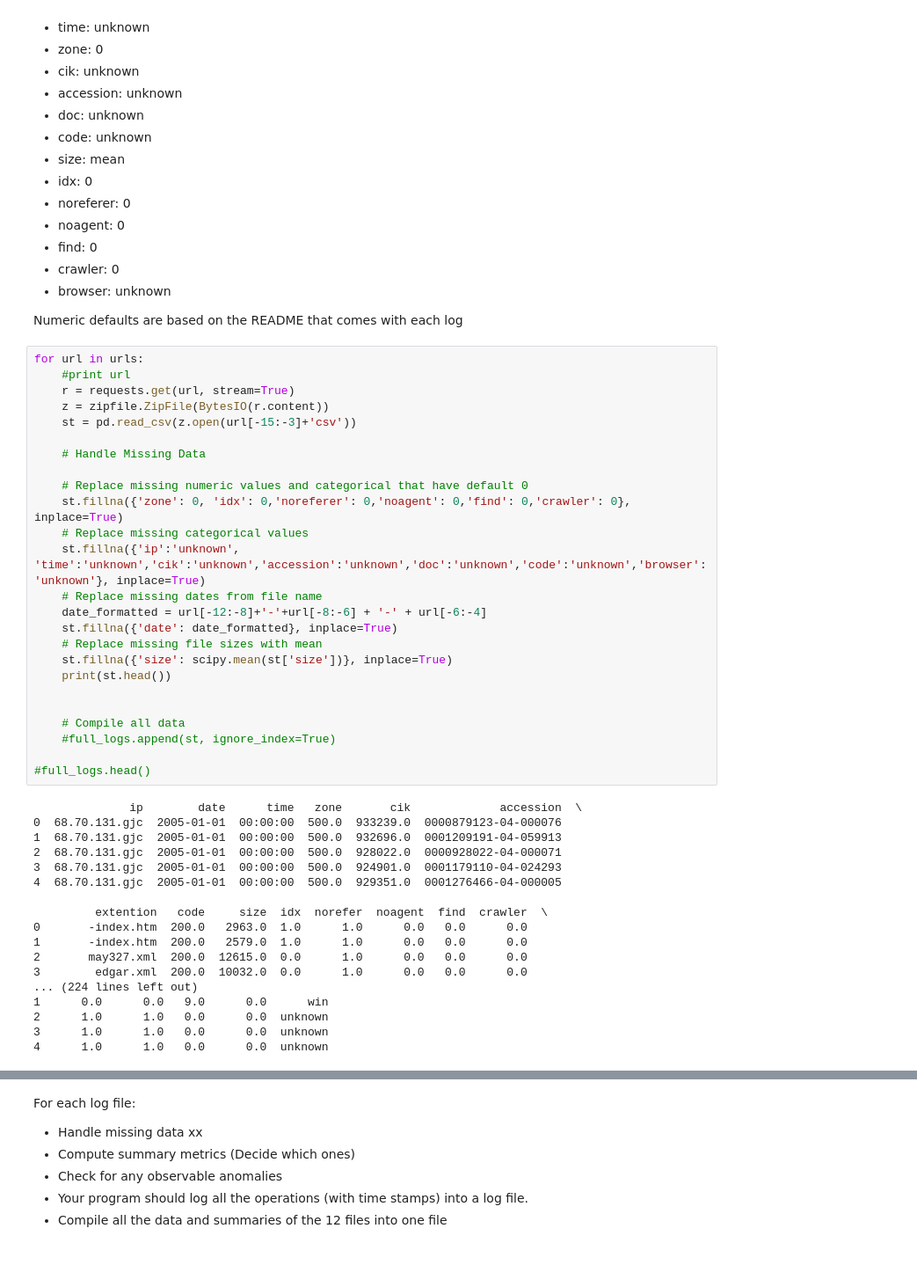
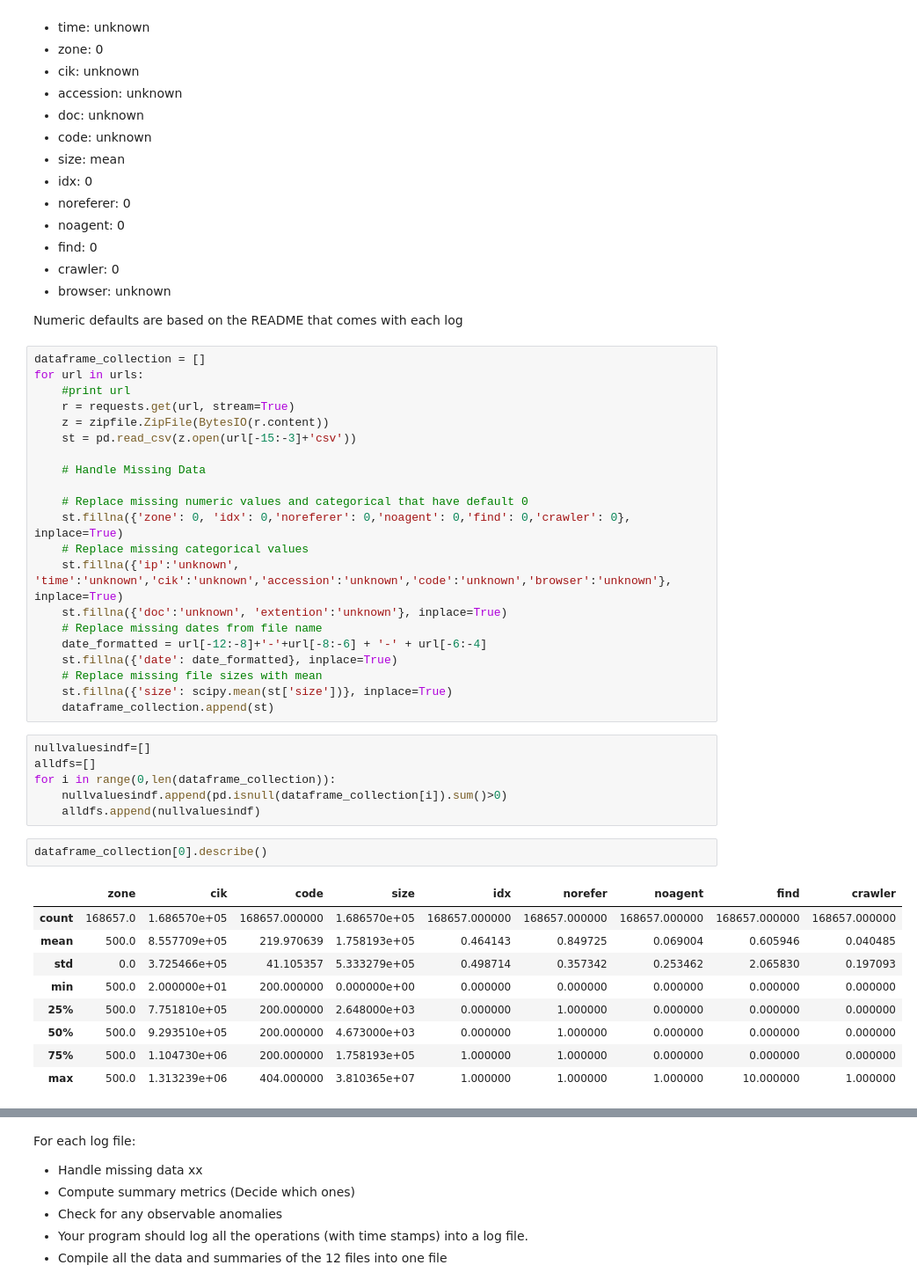
Before and after one commit to erstrong/INFO-7390-ADS-Fall-17-TeamNo., a Jupyter notebook: Assignment 1/Problem 2/Problem 2.ipynb, the cells around one changed output, grey strips where cells are left out. Shown at 88% size. Cells and saved outputs as stored; diff of their text form; blank space fills up the shorter version.

```diff
--- a/Assignment 1/Problem 2/Problem 2.ipynb
+++ b/Assignment 1/Problem 2/Problem 2.ipynb
@@ -62,6 +63,7 @@ Default Values:
 
 Numeric defaults are based on the README that comes with each log
 # %%
+dataframe_collection = []
 for url in urls:
     #print url
     r = requests.get(url, stream=True)
@@ -73,34 +75,29 @@ for url in urls:
     # Replace missing numeric values and categorical that have default 0
     st.fillna({'zone': 0, 'idx': 0,'noreferer': 0,'noagent': 0,'find': 0,'crawler': 0}, inplace=True)
     # Replace missing categorical values
-    st.fillna({'ip':'unknown', 'time':'unknown','cik':'unknown','accession':'unknown','doc':'unknown','code':'unknown','browser':'unknown'}, inplace=True)
+    st.fillna({'ip':'unknown', 'time':'unknown','cik':'unknown','accession':'unknown','code':'unknown','browser':'unknown'}, inplace=True)
+    st.fillna({'doc':'unknown', 'extention':'unknown'}, inplace=True)
     # Replace missing dates from file name
     date_formatted = url[-12:-8]+'-'+url[-8:-6] + '-' + url[-6:-4]
     st.fillna({'date': date_formatted}, inplace=True)
     # Replace missing file sizes with mean
     st.fillna({'size': scipy.mean(st['size'])}, inplace=True)
-    print(st.head())
-
-
-    # Compile all data
-    #full_logs.append(st, ignore_index=True)
-
-#full_logs.head()
+    dataframe_collection.append(st)
-# %% [output]
-              ip        date      time   zone       cik             accession  \
-0  68.70.131.gjc  2005-01-01  00:00:00  500.0  933239.0  0000879123-04-000076
-1  68.70.131.gjc  2005-01-01  00:00:00  500.0  932696.0  0001209191-04-059913
-2  68.70.131.gjc  2005-01-01  00:00:00  500.0  928022.0  0000928022-04-000071
-3  68.70.131.gjc  2005-01-01  00:00:00  500.0  924901.0  0001179110-04-024293
-4  68.70.131.gjc  2005-01-01  00:00:00  500.0  929351.0  0001276466-04-000005
-
-         extention   code     size  idx  norefer  noagent  find  crawler  \
-0       -index.htm  200.0   2963.0  1.0      1.0      0.0   0.0      0.0
-1       -index.htm  200.0   2579.0  1.0      1.0      0.0   0.0      0.0
-2       may327.xml  200.0  12615.0  0.0      1.0      0.0   0.0      0.0
-3        edgar.xml  200.0  10032.0  0.0      1.0      0.0   0.0      0.0
-... (224 lines left out)
-1      0.0      0.0   9.0      0.0      win
-2      1.0      1.0   0.0      0.0  unknown
-3      1.0      1.0   0.0      0.0  unknown
-4      1.0      1.0   0.0      0.0  unknown
+# %%
+nullvaluesindf=[]
+alldfs=[]
+for i in range(0,len(dataframe_collection)):
+    nullvaluesindf.append(pd.isnull(dataframe_collection[i]).sum()>0)
+    alldfs.append(nullvaluesindf)
+# %%
+dataframe_collection[0].describe()
+# %% [output]
+|  | zone | cik | code | size | idx | norefer | noagent | find | crawler |
+| count | 168657.0 | 1.686570e+05 | 168657.000000 | 1.686570e+05 | 168657.000000 | 168657.000000 | 168657.000000 | 168657.000000 | 168657.000000 |
+| mean | 500.0 | 8.557709e+05 | 219.970639 | 1.758193e+05 | 0.464143 | 0.849725 | 0.069004 | 0.605946 | 0.040485 |
+| std | 0.0 | 3.725466e+05 | 41.105357 | 5.333279e+05 | 0.498714 | 0.357342 | 0.253462 | 2.065830 | 0.197093 |
+| min | 500.0 | 2.000000e+01 | 200.000000 | 0.000000e+00 | 0.000000 | 0.000000 | 0.000000 | 0.000000 | 0.000000 |
+| 25% | 500.0 | 7.751810e+05 | 200.000000 | 2.648000e+03 | 0.000000 | 1.000000 | 0.000000 | 0.000000 | 0.000000 |
+| 50% | 500.0 | 9.293510e+05 | 200.000000 | 4.673000e+03 | 0.000000 | 1.000000 | 0.000000 | 0.000000 | 0.000000 |
+| 75% | 500.0 | 1.104730e+06 | 200.000000 | 1.758193e+05 | 1.000000 | 1.000000 | 0.000000 | 0.000000 | 0.000000 |
+| max | 500.0 | 1.313239e+06 | 404.000000 | 3.810365e+07 | 1.000000 | 1.000000 | 1.000000 | 10.000000 | 1.000000 |
```
Also changed, not shown: parts of 5 cells of this notebook.
